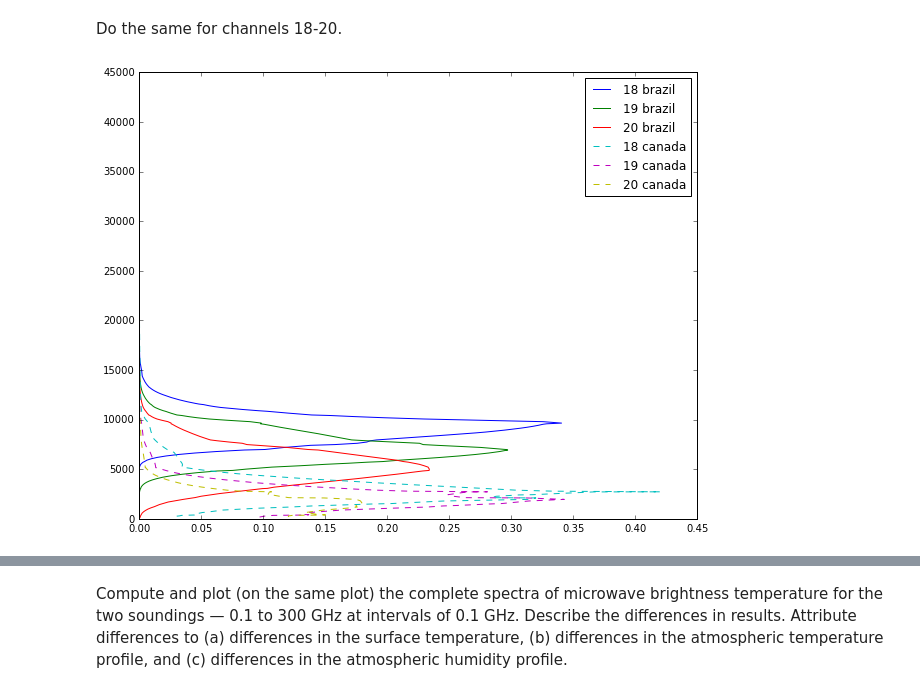
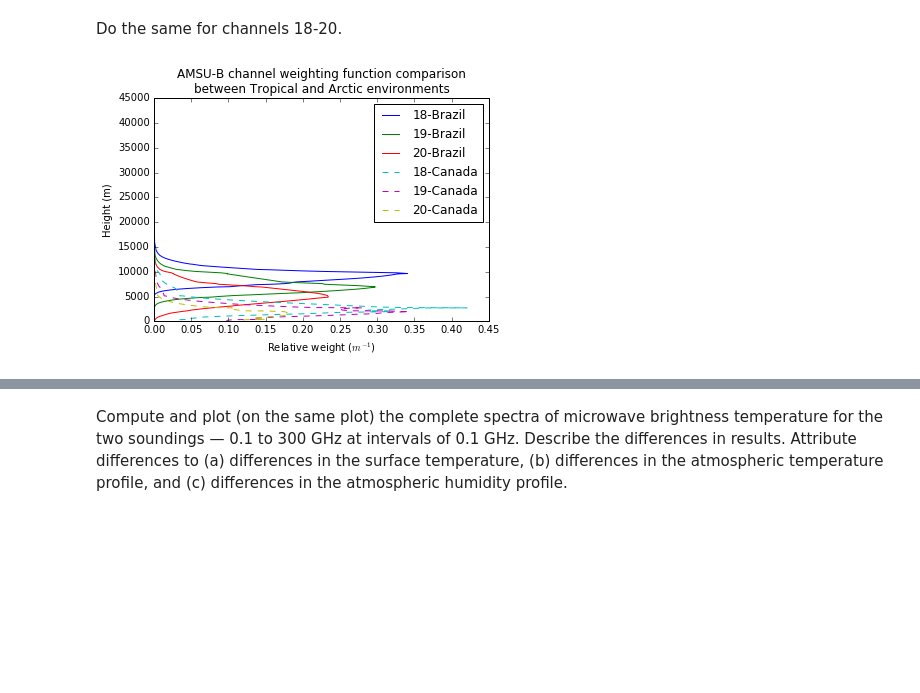
Before and after one commit to CodaP/aos_weighting_function, a Jupyter notebook: weighting function.ipynb, the cells around one changed output, grey strips where cells are left out. Saved outputs shown, nothing was run; the diff lists cells and outputs as text; code cells hidden in the pictures; blank space fills up the shorter version.

Commit message:
Figures

```diff
--- a/weighting function.ipynb
+++ b/weighting function.ipynb
@@ -2,6 +2,5 @@
 %pylab inline
 %load_ext autoreload
 %autoreload 2
-rcParams['figure.figsize'] = (10,8)
 # %% [output]
 Populating the interactive namespace from numpy and matplotlib
@@ -163,12 +132,12 @@ mu = 1
 # %% [markdown]
 Compute and plot the weighting functions for channels 3-10 for both soundings (same plot, use colors and/or dashes to distinguish between soundings).
 # %%
-sonde = weight_shell.read_sonde('brazil.txt')
-levels = weight_shell.interpolate_sounding(sonde)
+sonde_brazil = weight_shell.read_sonde('brazil.txt')
+levels = weight_shell.interpolate_sounding(sonde_brazil)
 brazil = weight_shell.create_atmosphere(levels)
 
-sonde = weight_shell.read_sonde('canada.txt')
-levels = weight_shell.interpolate_sounding(sonde)
+sonde_canada = weight_shell.read_sonde('canada.txt')
+levels = weight_shell.interpolate_sounding(sonde_canada)
 canada = weight_shell.create_atmosphere(levels)
 # %% [output]
 Successfully opened file  brazil.txt
@@ -211,17 +185,21 @@ Do the same for channels 18-20.
 # %%
 weighting_functions = pd.DataFrame({
         channel:(get_weighting_function_satellite(amsu_b[channel],
                                                  brazil,
                                                  mu)
                  .weighting_function) for channel in amsu_b.loc[[18,19,20]].index})
 _ = plot(weighting_functions, weighting_functions.index)
 
 weighting_functions = pd.DataFrame({
         channel:(get_weighting_function_satellite(amsu_b[channel],
                                                  canada,
                                                  mu)
                  .weighting_function) for channel in amsu_b.loc[[18,19,20]].index})
 _ = plot(weighting_functions, weighting_functions.index, linestyle='--')
-_ = legend([str(x)+' brazil' for x in amsu_b.loc[[18,19,20]].index]+[str(x)+' canada' for x in amsu_b.loc[[18,19,20]].index])
+_ = legend([str(x)+'-Brazil' for x in amsu_b.loc[[18,19,20]].index]+[str(x)+'-Canada' for x in amsu_b.loc[[18,19,20]].index])
+ylabel('Height (m)')
+xlabel('Relative weight ($m^{-1}$)')
+title('AMSU-B channel weighting function comparison\nbetween Tropical and Arctic environments')
+savefig('weighting_b.pdf')
 # %% [output]
-[figure, old version]
+[figure, new version]
```
Also changed, not shown: parts of 24 cells of this notebook, 1 other file.
